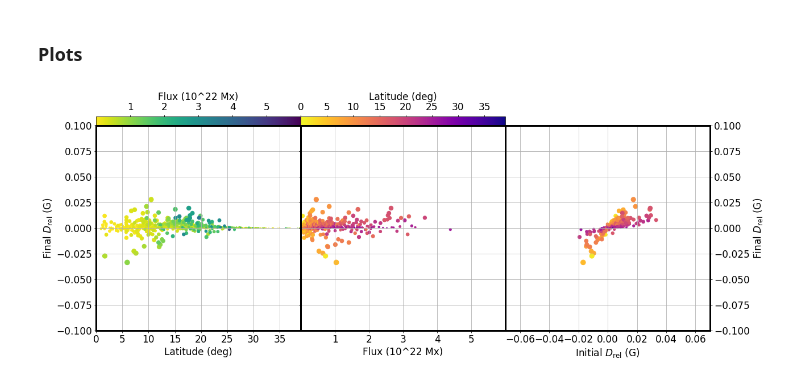
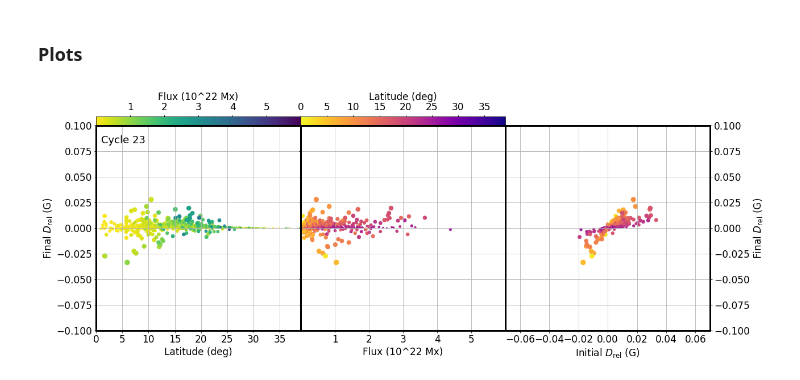
Before and after one commit to twhitbread/python-scatter, a Jupyter notebook: pythonscatter_c23_threecycles_decay.ipynb, the cells around one changed output. Drawn from its saved outputs; the diff is of its cells as text; code cells hidden in the pictures.

```diff
--- a/pythonscatter_c23_threecycles_decay.ipynb
+++ b/pythonscatter_c23_threecycles_decay.ipynb
@@ -173,6 +174,7 @@ ax1.set_xlim(lat1,lat2)
 ax1.set_ylabel('Final $D_{\mathrm{rel}}$ (G)')
 ax1.grid()
 ax1.set_xticks(latticks)
+ax1.text(1, 0.083, 'Cycle 23', fontsize=18)
 
 # Flux vs. Final Dipole
 ax2 = fig.add_axes([ppadh+pxx/fszh, ppadv, pxx/fszh, pxy/fszv], sharey=ax1)
@@ -216,34 +218,34 @@ cbaxes1.xaxis.set_label_position('top')
 # Adding Latitude Colorbar
 
 cb2 = fig.colorbar(im3,cax=cbaxes2, orientation='horizontal')
 cb2.set_label('Latitude (deg)')
 cb2.set_ticks(latticks)
 cbaxes2.xaxis.tick_top()
 cbaxes2.xaxis.set_label_position('top')
 
 
 
 
 # Making Spines Bolder
 
 ax1.spines['bottom'].set_linewidth(3)
 ax1.spines['top'].set_linewidth(3)
 ax1.spines['right'].set_linewidth(3)
 ax1.spines['left'].set_linewidth(3)
 
 ax2.spines['bottom'].set_linewidth(3)
 ax2.spines['top'].set_linewidth(3)
 ax2.spines['right'].set_linewidth(3)
 ax2.spines['left'].set_linewidth(3)
 
 ax3.spines['bottom'].set_linewidth(3)
 ax3.spines['top'].set_linewidth(3)
 ax3.spines['right'].set_linewidth(3)
 ax3.spines['left'].set_linewidth(3)
 
 #plt.savefig('/home/grads/xsxs53/Documents/phd/Papers/regions_axd/c23_3panel_threecycles_decay.eps', format='eps', dpi=300,bbox_inches='tight')
 # %% [output]
-[figure, old version]
+[figure, new version]
 # %%
 slope,intercept,rvalue,pvalue,stderr = stats.linregress(begin_rel[np.abs(reg_lat)<5],final_rel[np.abs(reg_lat)<5])
 initials = np.linspace(-0.07,0.07,1000)
```
Also changed, not shown: parts of 8 cells of this notebook, 2 other files.
